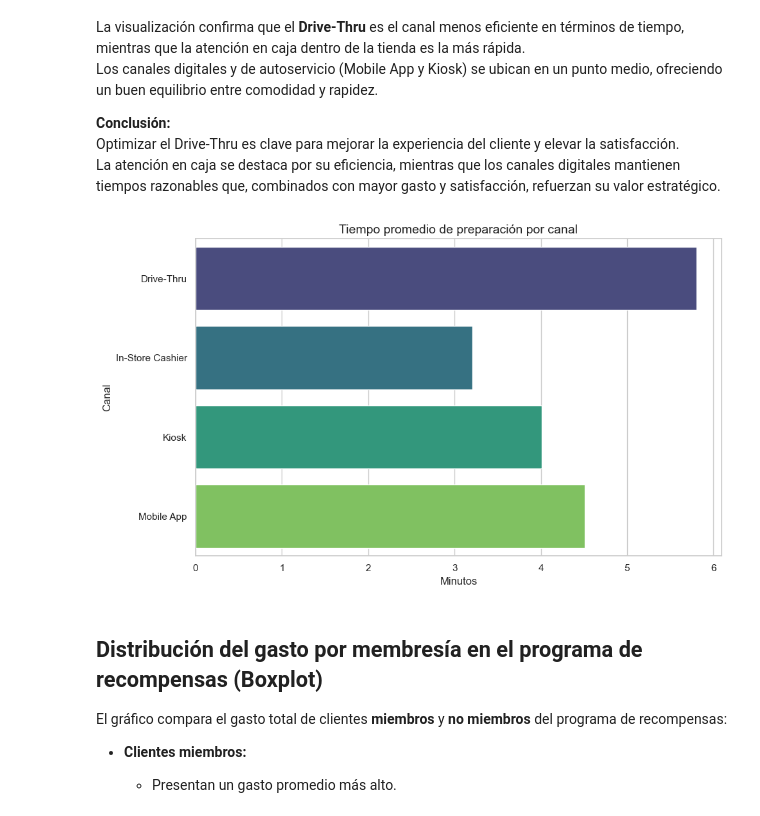
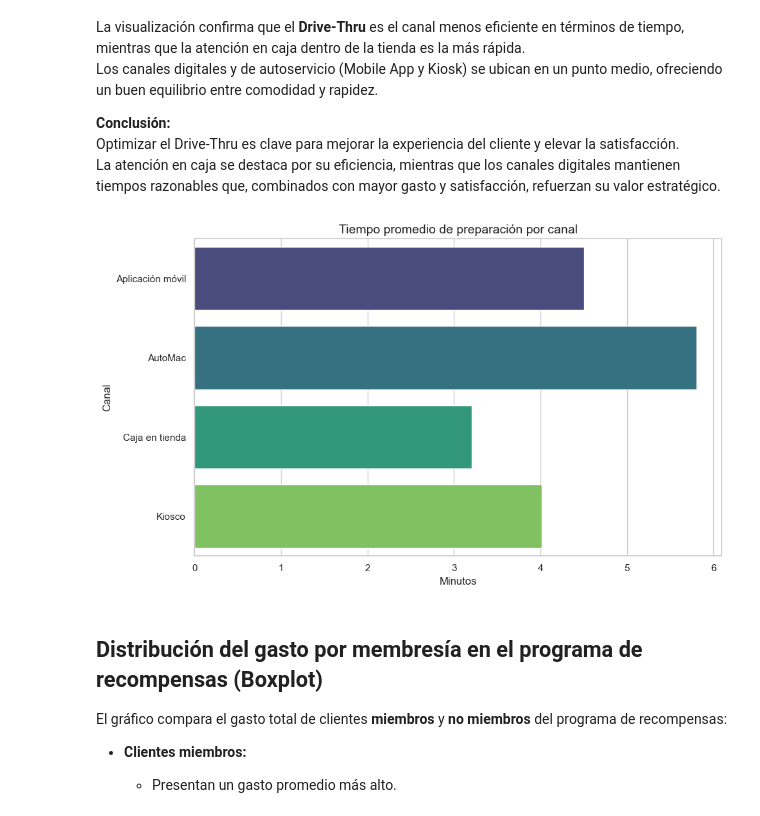
Before and after one commit to AgustinRodr/starbucks_analysis, a Jupyter notebook: notebooks/starbucks_analysis.ipynb, the cells around one changed output. Drawn from its saved outputs; the diff is of its cells as text; code cells hidden in the pictures.

```diff
--- a/notebooks/starbucks_analysis.ipynb
+++ b/notebooks/starbucks_analysis.ipynb
@@ -630,15 +656,27 @@ Los canales digitales y de autoservicio (Mobile App y Kiosk) se ubican en un pun
 Optimizar el Drive-Thru es clave para mejorar la experiencia del cliente y elevar la satisfacción.
 La atención en caja se destaca por su eficiencia, mientras que los canales digitales mantienen tiempos razonables que, combinados con mayor gasto y satisfacción, refuerzan su valor estratégico.
 # %%
+# Diccionario de traducciones para los canales
+labels = {
+    "Mobile App": "Aplicación móvil",
+    "Drive-Thru": "AutoMac",
+    "Kiosk": "Kiosco",
+    "In-Store Cashier": "Caja en tienda"
+}
+
+# Copio el dataframe y reemplazo solo para mostrar
+df_plot = df.copy()
+df_plot['order_channel'] = df_plot['order_channel'].replace(labels)
+
 # Grafico el tiempo promedio de preparación por canal de pedido
 plot_category_values(
-    df.groupby('order_channel')['fulfillment_time_min'].mean(),
+    df_plot.groupby('order_channel')['fulfillment_time_min'].mean(),
     title="Tiempo promedio de preparación por canal",
     xlabel="Minutos",
     ylabel="Canal"
 )
 # %% [output]
-[figure, old version]
+[figure, new version]
 # %% [markdown]
 ## Distribución del gasto por membresía en el programa de recompensas (Boxplot)
 
```
Also changed, not shown: parts of 4 cells of this notebook.
